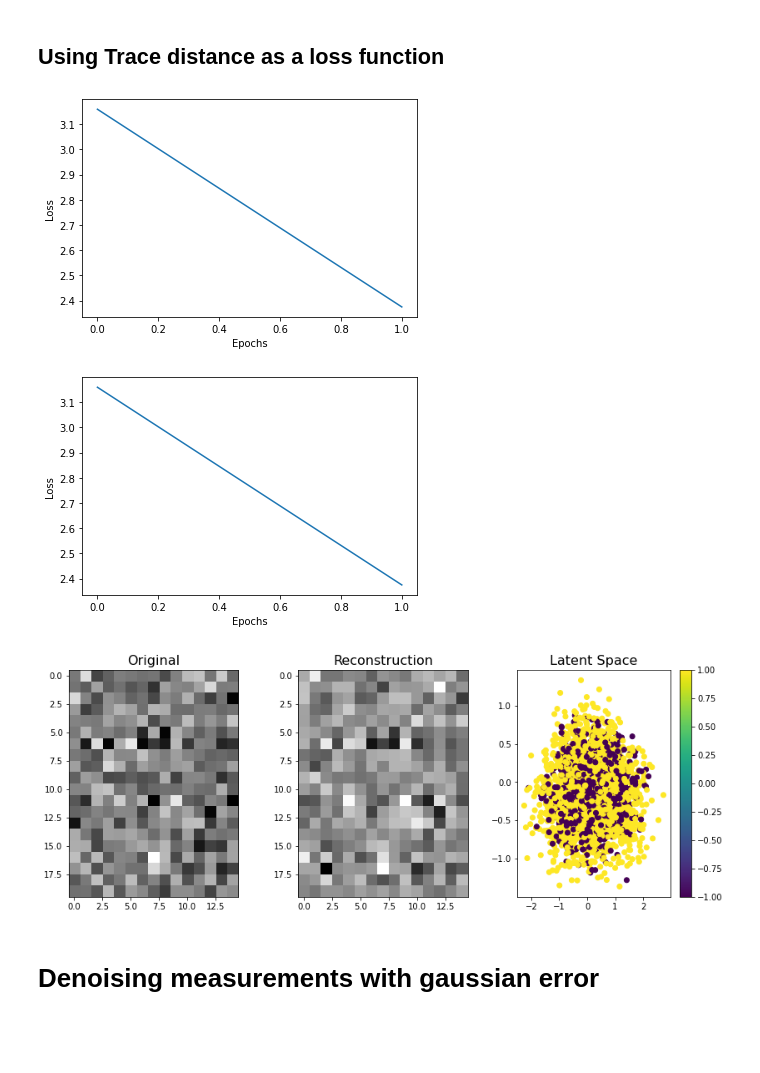
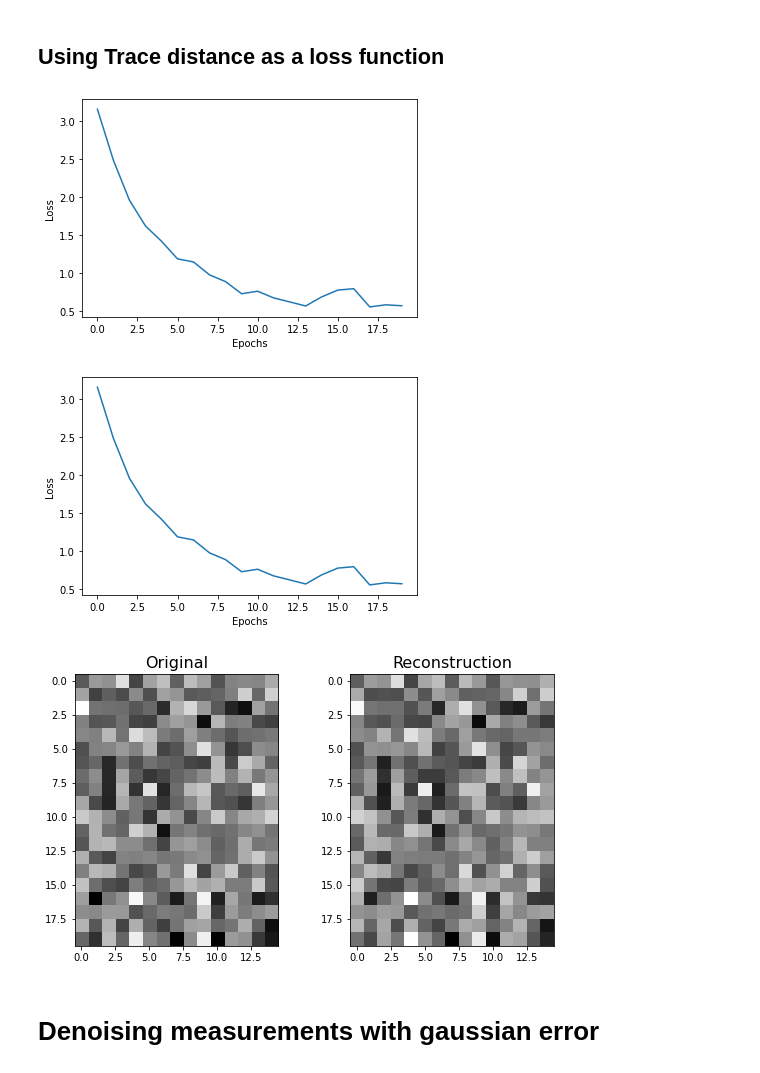
Before and after one commit to nahumsa/DM-Reconstruction, a Jupyter notebook: Reconstruct DM.ipynb, the cells around one changed output. Drawn from its saved outputs; the diff is of its cells as text; code cells hidden in the pictures; blank space fills up the shorter version.

```diff
--- a/Reconstruct DM.ipynb
+++ b/Reconstruct DM.ipynb
@@ -111,39 +91,39 @@ from Utils.Plotter import PeriodicPlotter
 
 r_loss = 10.
 beta = 1e-2
-epochs = 2
+epochs = 20
 
 # Periodic Plotter for loss
 plotter = PeriodicPlotter(sec=5, xlabel='Epochs', ylabel='Loss')
 
 loss_epochs = vae.training(dataset, epochs, r_loss, beta, Plotter=plotter)
 # %% [output]
-[figure, old version]
+[figure, new version]
-[figure, old version]
+[figure, new version]
 # %%
 fig = plt.figure(figsize=(14,5))
 gs = fig.add_gridspec(1, 3)
 ax1 = fig.add_subplot(gs[0, 0])
 ax2 = fig.add_subplot(gs[0, 1])
 
 
 ax1.imshow((X_train[0:20]), cmap="gray")
 ax1.set_title('Original', size=16)
 
 ax2.imshow(vae.predict(X_train[0:20]), cmap="gray")
 ax2.set_title('Reconstruction', size=16)
 
-_, _, z = vae.encoder(X_test)
-z = z.numpy()
+#_, _, z = vae.encoder(X_test)
+#z = z.numpy()
 
-ax3 = fig.add_subplot(gs[0, 2])
-ims = ax3.scatter(z[:,0], z[:,1], c=Y_test)
-ax3.set_title('Latent Space', size=16)
-plt.colorbar(ims, ax=ax3)
+#ax3 = fig.add_subplot(gs[0, 2])
+#ims = ax3.scatter(z[:,0], z[:,1], c=Y_test)
+#ax3.set_title('Latent Space', size=16)
+#plt.colorbar(ims, ax=ax3)
 
 plt.show()
 # %% [output]
-[figure, old version]
+[figure, new version]
 # %% [markdown]
 # Denoising measurements with gaussian error
 # %%
```
Also changed, not shown: parts of 18 cells of this notebook.
